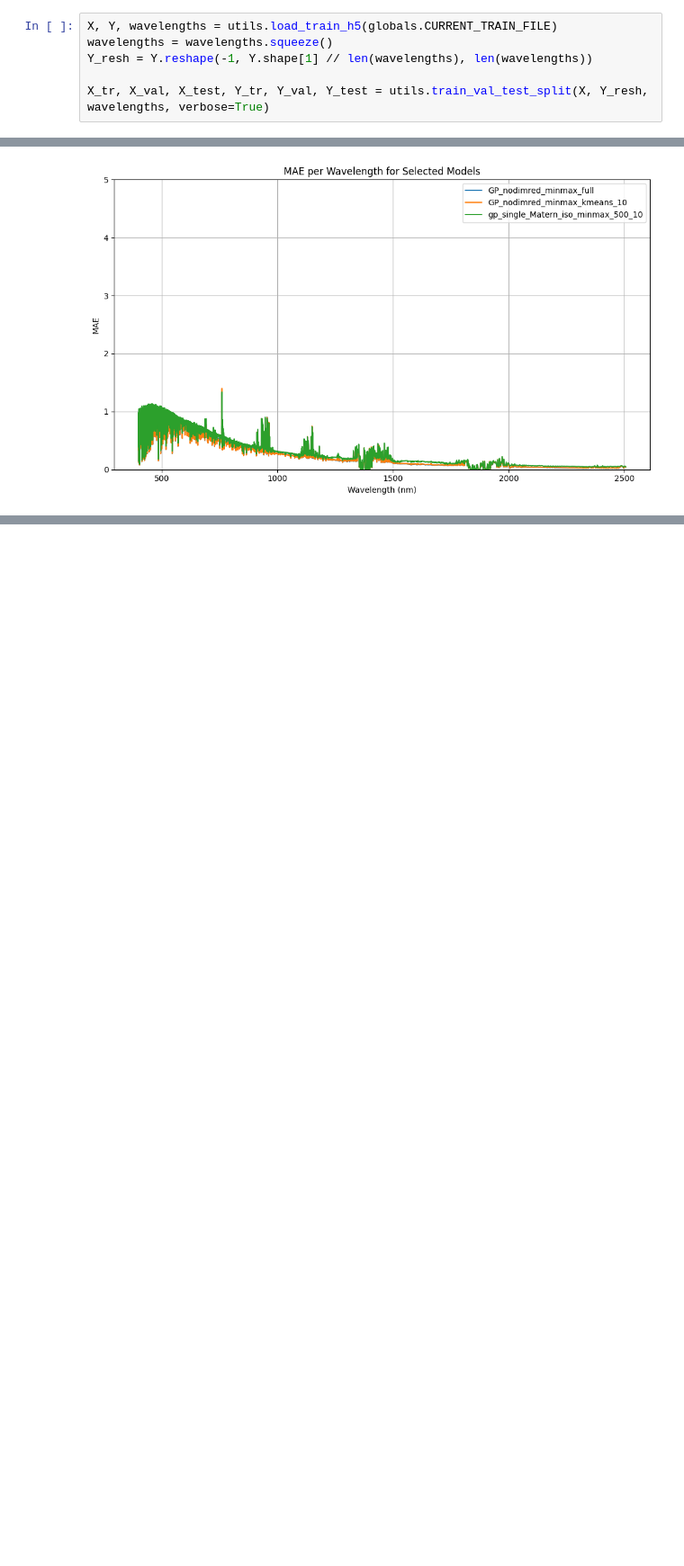
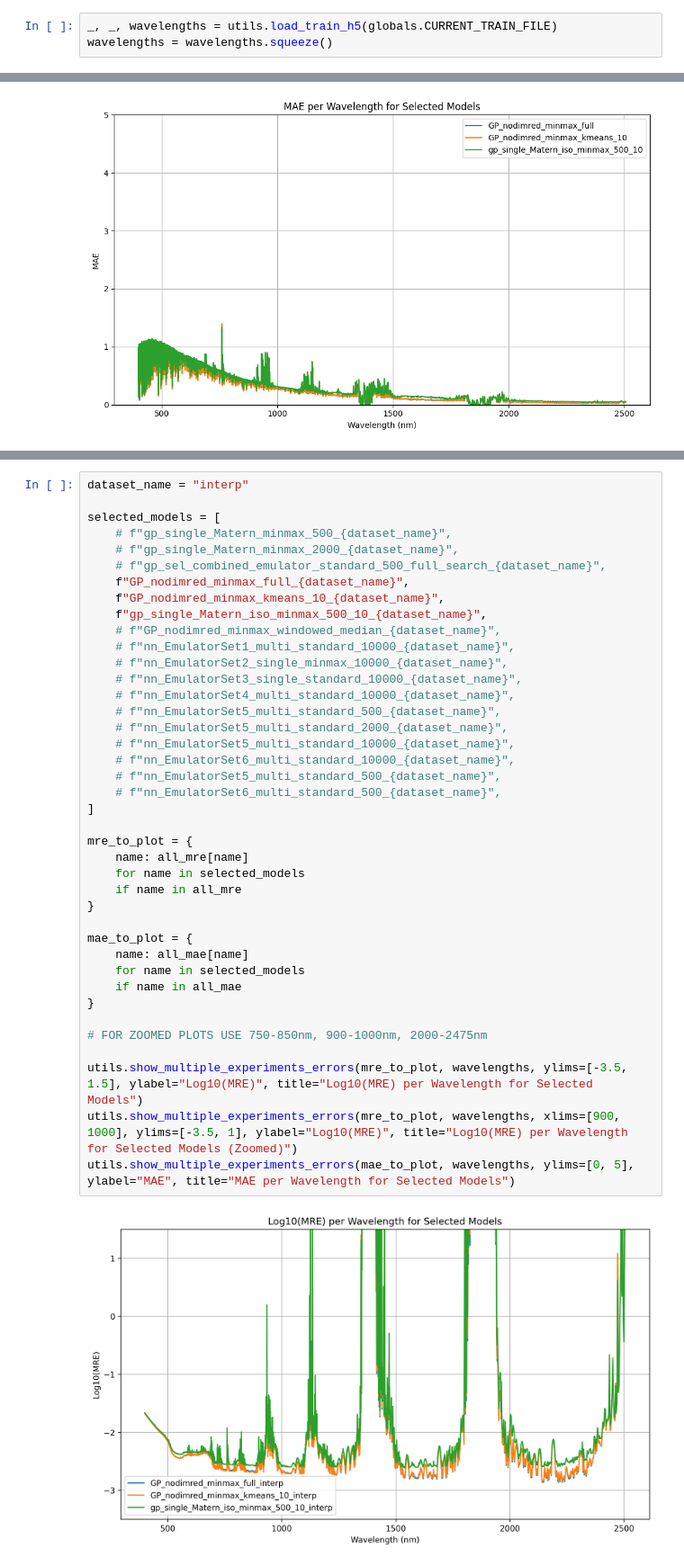
Before and after one commit to Teolul/Masters_Thesis, a Jupyter notebook: comparisons.ipynb, the cells around one changed output, grey strips where cells are left out. Shown at 90% size. Cells and saved outputs as stored; diff of their text form; blank space fills up the shorter version.

```diff
--- a/comparisons.ipynb
+++ b/comparisons.ipynb
@@ -43,6 +24,3 @@ wvl shape: (1, 4205)
 # %%
-X, Y, wavelengths = utils.load_train_h5(globals.CURRENT_TRAIN_FILE)
+_, _, wavelengths = utils.load_train_h5(globals.CURRENT_TRAIN_FILE)
 wavelengths = wavelengths.squeeze()
-Y_resh = Y.reshape(-1, Y.shape[1] // len(wavelengths), len(wavelengths))
-
-X_tr, X_val, X_test, Y_tr, Y_val, Y_test = utils.train_val_test_split(X, Y_resh, wavelengths, verbose=True)
@@ -152,0 +168,42 @@ utils.show_multiple_experiments_errors(mae_to_plot, wavelengths, ylims=[0, 5], y
+# %%
+dataset_name = "interp"
+
+selected_models = [
+    # f"gp_single_Matern_minmax_500_{dataset_name}",
+    # f"gp_single_Matern_minmax_2000_{dataset_name}",
+    # f"gp_sel_combined_emulator_standard_500_full_search_{dataset_name}",
+    f"GP_nodimred_minmax_full_{dataset_name}",
+    f"GP_nodimred_minmax_kmeans_10_{dataset_name}",
+    f"gp_single_Matern_iso_minmax_500_10_{dataset_name}",
+    # f"GP_nodimred_minmax_windowed_median_{dataset_name}",
+    # f"nn_EmulatorSet1_multi_standard_10000_{dataset_name}",
+    # f"nn_EmulatorSet2_single_minmax_10000_{dataset_name}",
+    # f"nn_EmulatorSet3_single_standard_10000_{dataset_name}",
+    # f"nn_EmulatorSet4_multi_standard_10000_{dataset_name}",
+    # f"nn_EmulatorSet5_multi_standard_500_{dataset_name}",
+    # f"nn_EmulatorSet5_multi_standard_2000_{dataset_name}",
+    # f"nn_EmulatorSet5_multi_standard_10000_{dataset_name}",
+    # f"nn_EmulatorSet6_multi_standard_10000_{dataset_name}",
+    # f"nn_EmulatorSet5_multi_standard_500_{dataset_name}",
+    # f"nn_EmulatorSet6_multi_standard_500_{dataset_name}",
+]
+
+mre_to_plot = {
+    name: all_mre[name]
+    for name in selected_models
+    if name in all_mre
+}
+
+mae_to_plot = {
+    name: all_mae[name]
+    for name in selected_models
+    if name in all_mae
+}
+
+# FOR ZOOMED PLOTS USE 750-850nm, 900-1000nm, 2000-2475nm
+
+utils.show_multiple_experiments_errors(mre_to_plot, wavelengths, ylims=[-3.5, 1.5], ylabel="Log10(MRE)", title="Log10(MRE) per Wavelength for Selected Models")
+utils.show_multiple_experiments_errors(mre_to_plot, wavelengths, xlims=[900, 1000], ylims=[-3.5, 1], ylabel="Log10(MRE)", title="Log10(MRE) per Wavelength for Selected Models (Zoomed)")
+utils.show_multiple_experiments_errors(mae_to_plot, wavelengths, ylims=[0, 5], ylabel="MAE", title="MAE per Wavelength for Selected Models")
+# %% [output]
+[figure, added]
```
Also changed, not shown: parts of 6 cells of this notebook, 35 other files.
